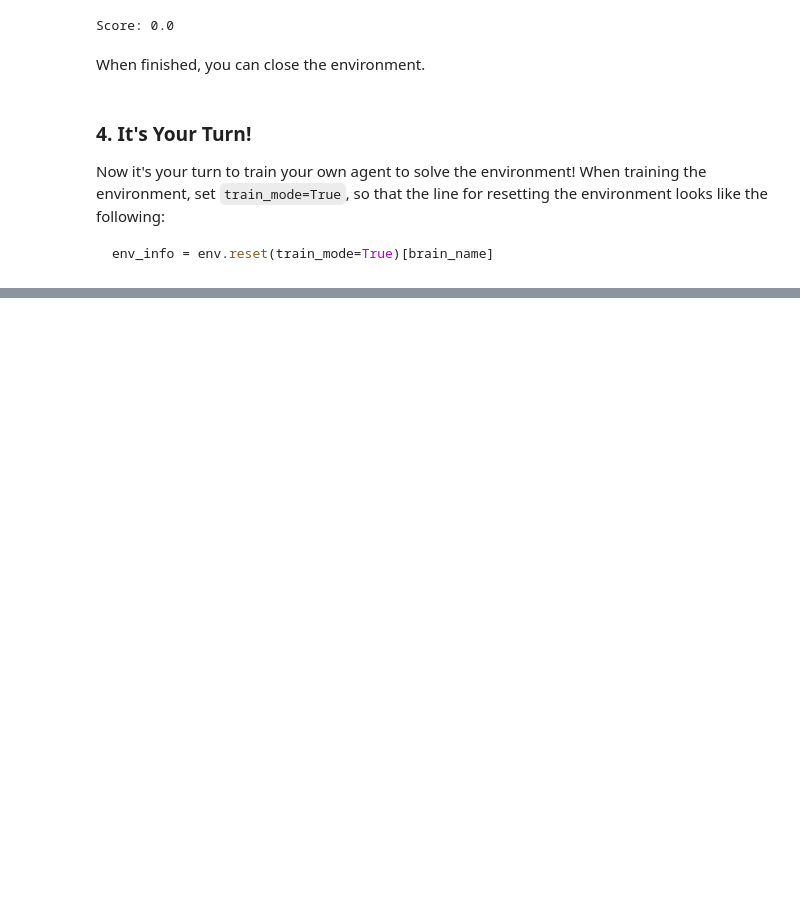
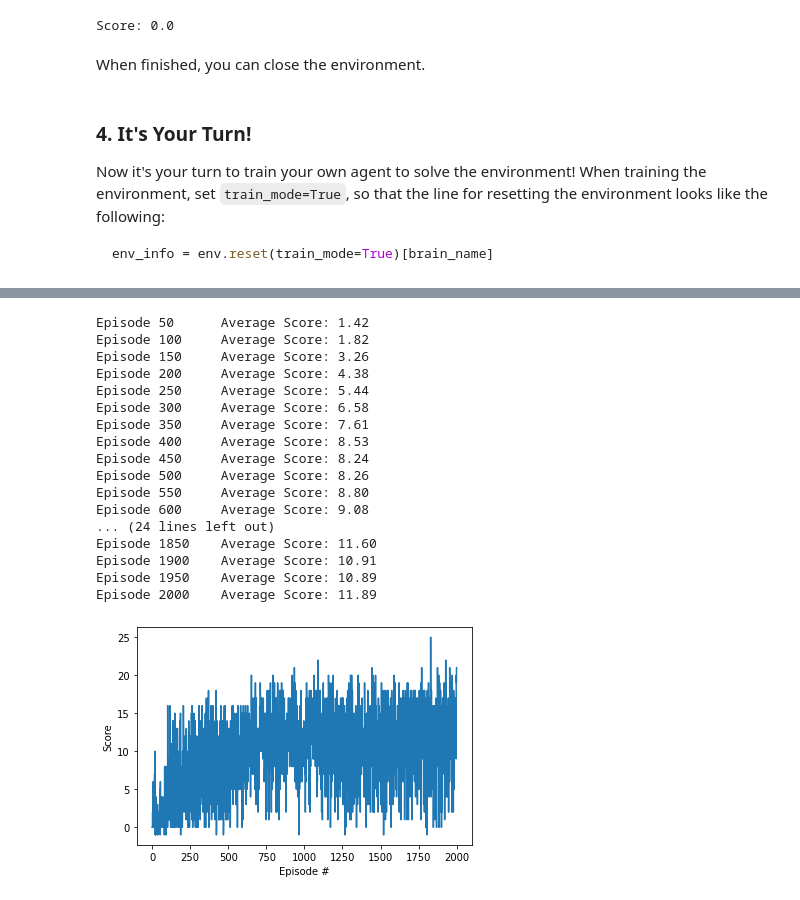
Before and after one commit to guzjdr/p1_navigation_DeepRLND, a Jupyter notebook: Navigation.ipynb, the cells around one changed output, grey strips where cells are left out. Drawn from its saved outputs; the diff is of its cells as text; code cells hidden in the pictures; blank space fills up the shorter version.

Commit message:
Training the Dueling Network

```diff
--- a/Navigation.ipynb
+++ b/Navigation.ipynb
@@ -200,14 +200,33 @@ Episode 2000    Average Score: 16.01
 # %%
 from agent import Agent
 
-agent2 = Agent(state_size=37, action_size=4, seed=0, duelingQNet=True)
+agentDueling = Agent(state_size=37, action_size=4, seed=0, duelingQNet=True)
 # %%
-scores2 = train_dqn_agent(agent2)
+scores2 = train_dqn_agent(agentDueling)
 
 # plot the scores
 fig = plt.figure()
 ax = fig.add_subplot(111)
 plt.plot(np.arange(len(scores2)), scores2)
 plt.ylabel('Score')
 plt.xlabel('Episode #')
 plt.show()
+# %% [output]
+Episode 50      Average Score: 1.42
+Episode 100     Average Score: 1.82
+Episode 150     Average Score: 3.26
+Episode 200     Average Score: 4.38
+Episode 250     Average Score: 5.44
+Episode 300     Average Score: 6.58
+Episode 350     Average Score: 7.61
+Episode 400     Average Score: 8.53
+Episode 450     Average Score: 8.24
+Episode 500     Average Score: 8.26
+Episode 550     Average Score: 8.80
+Episode 600     Average Score: 9.08
+... (24 lines left out)
+Episode 1850    Average Score: 11.60
+Episode 1900    Average Score: 10.91
+Episode 1950    Average Score: 10.89
+Episode 2000    Average Score: 11.89
+[figure, added]
```
Also changed, not shown: parts of 3 cells of this notebook, 4 other files.
